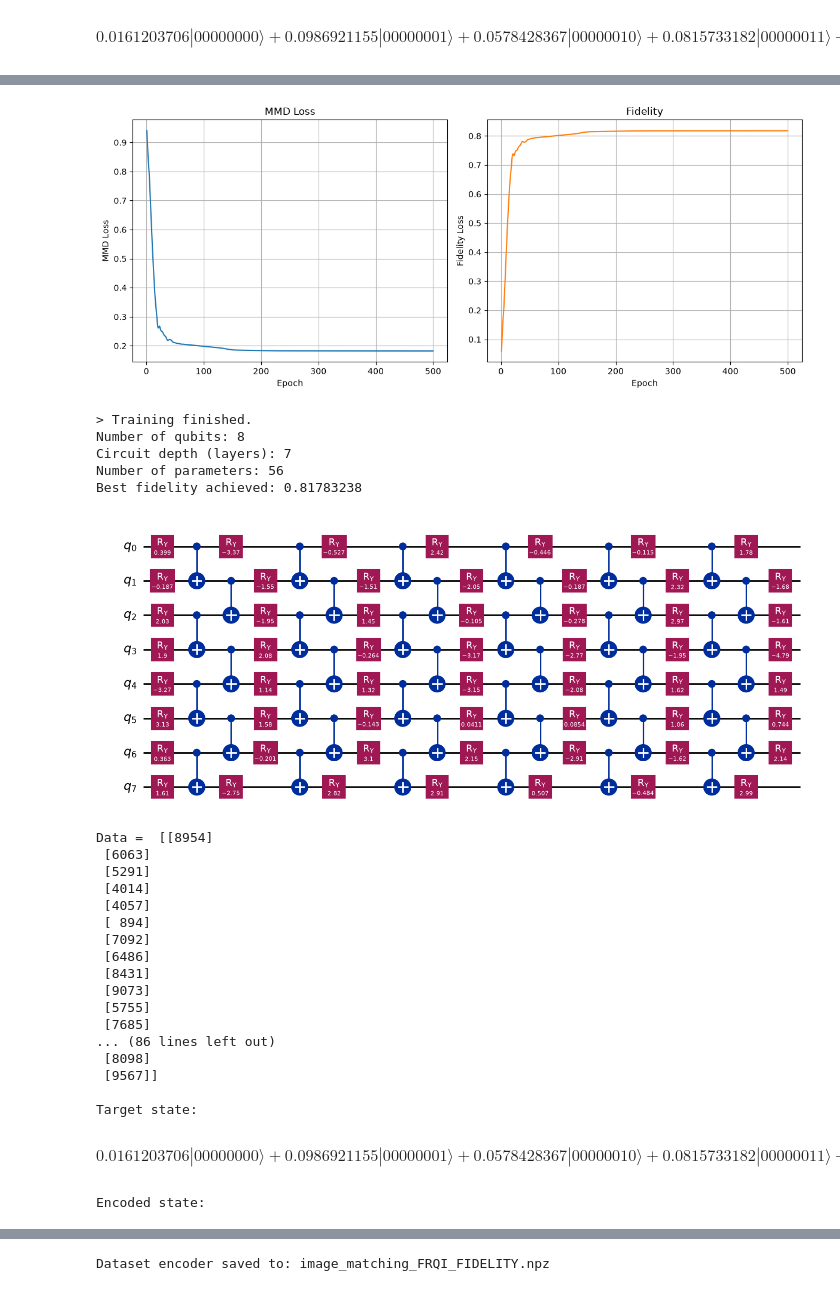
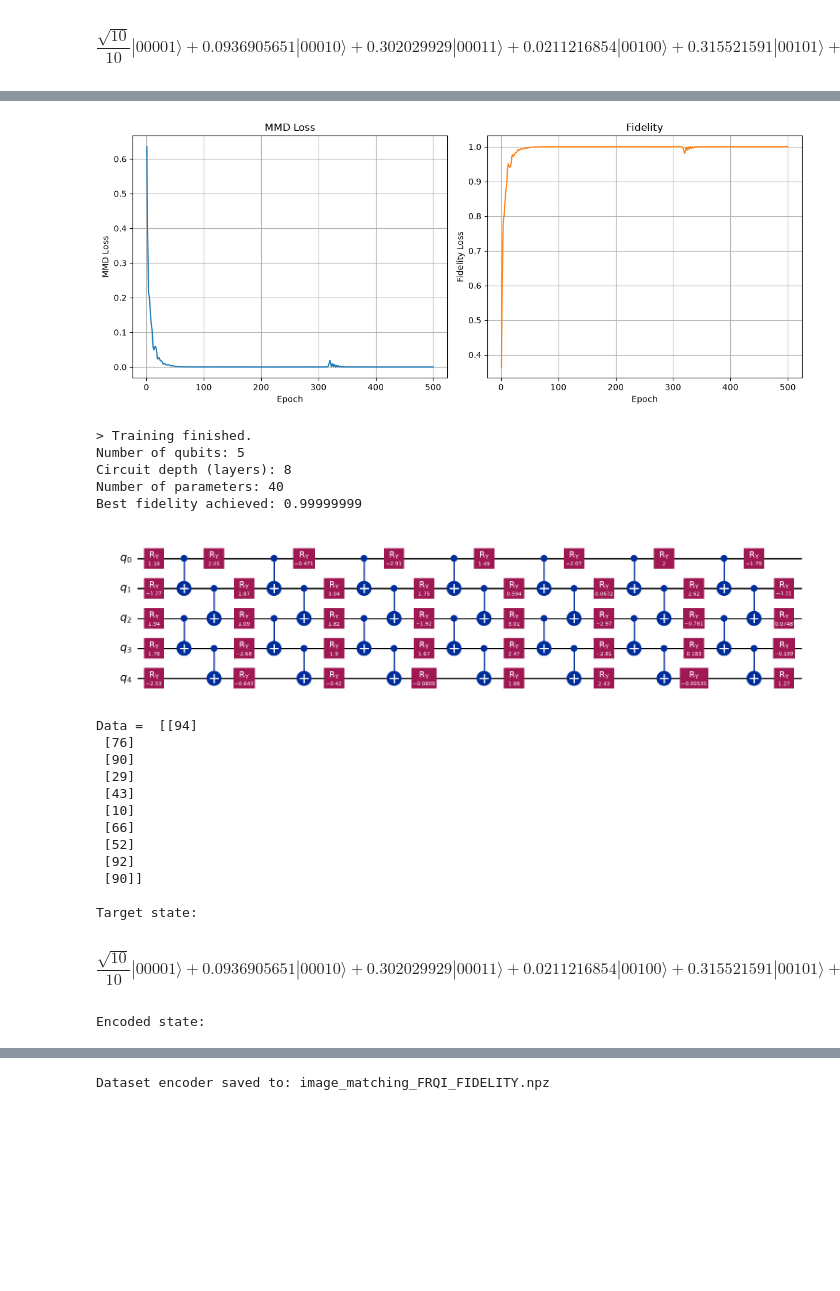
Before and after one commit to sandalisingh/quantum-computing-lab, a Jupyter notebook: Min_searching/main_FRQI.ipynb, the cells around one changed output, grey strips where cells are left out. Drawn from its saved outputs; the diff is of its cells as text; code cells hidden in the pictures; blank space fills up the shorter version.

```diff
--- a/Min_searching/main_FRQI.ipynb
+++ b/Min_searching/main_FRQI.ipynb
@@ -4,7 +4,7 @@ import random
 from ApproximateEncoder import ApproximateEncoder
 from Loader import save_parameters
 # %%
-dataset = [[random.randint(0, 10000)] for _ in range(100)]
+dataset = [[random.randint(0, 100)] for _ in range(10)]
 # %%
 dataset
 # %% [output]
@@ -28,7 +12,7 @@ dataset
 # %%
 encoder = ApproximateEncoder()
 # %%
-parameters, best_fidelity = encoder.generate_encoding(dataset, scheme="FRQI", depth=7, epochs=500, learning_rate=0.1, loss_function_type="FIDELITY")
+parameters, best_fidelity = encoder.generate_encoding(dataset, scheme="FRQI", depth=8, epochs=500, learning_rate=0.2, loss_function_type="FIDELITY")
 # %% [output]
 > Preparing dataset target state....
 
@@ -48,4 +32,4 @@ index_1 = 199; amplitude (sin) = (0.0997858494425733+0j)
 
 Prepared target state =
-$$0.0161203706 |00000000\rangle+0.0986921155 |00000001\rangle+0.0578428367 |00000010\rangle+0.0815733182 |00000011\rangle+0.067301135 |00000100\rangle+0.0739632154 |00000101\rangle + \ldots +0.0429869535 |11000011\rangle+0.0292269717 |11000100\rangle+0.0956335931 |11000101\rangle+0.0065409671 |11000110\rangle+0.0997858494 |11000111\rangle$$
+$$\frac{\sqrt{10}}{10} |00001\rangle+0.0936905651 |00010\rangle+0.302029929 |00011\rangle+0.0211216854 |00100\rangle+0.315521591 |00101\rangle+0.2798166448 |00110\rangle + \ldots +0.2414880281 |01111\rangle+0.0105667435 |10000\rangle+0.316051173 |10001\rangle+0.0211216854 |10010\rangle+0.315521591 |10011\rangle$$
 Target norm: 1.0
@@ -68,26 +52,21 @@ Epoch 500 - Loss 0.18216678080843096 - Fidelity 0.817833219191569
-[figure, old version]
+[figure, new version]
 > Training finished.
-Number of qubits: 8
-Circuit depth (layers): 7
-Number of parameters: 56
-Best fidelity achieved: 0.81783238
+Number of qubits: 5
+Circuit depth (layers): 8
+Number of parameters: 40
+Best fidelity achieved: 0.99999999
-[figure, old version]
+[figure, new version]
-Data =  [[8954]
- [6063]
- [5291]
- [4014]
- [4057]
- [ 894]
- [7092]
- [6486]
- [8431]
- [9073]
- [5755]
- [7685]
-... (86 lines left out)
- [8098]
- [9567]]
+Data =  [[94]
+ [76]
+ [90]
+ [29]
+ [43]
+ [10]
+ [66]
+ [52]
+ [92]
+ [90]]
 
 Target state:
-$$0.0161203706 |00000000\rangle+0.0986921155 |00000001\rangle+0.0578428367 |00000010\rangle+0.0815733182 |00000011\rangle+0.067301135 |00000100\rangle+0.0739632154 |00000101\rangle + \ldots +0.0429869535 |11000011\rangle+0.0292269717 |11000100\rangle+0.0956335931 |11000101\rangle+0.0065409671 |11000110\rangle+0.0997858494 |11000111\rangle$$
+$$\frac{\sqrt{10}}{10} |00001\rangle+0.0936905651 |00010\rangle+0.302029929 |00011\rangle+0.0211216854 |00100\rangle+0.315521591 |00101\rangle+0.2798166448 |00110\rangle + \ldots +0.2414880281 |01111\rangle+0.0105667435 |10000\rangle+0.316051173 |10001\rangle+0.0211216854 |10010\rangle+0.315521591 |10011\rangle$$
 Encoded state:
```
Also changed, not shown: parts of 2 cells of this notebook, 1 other file.
